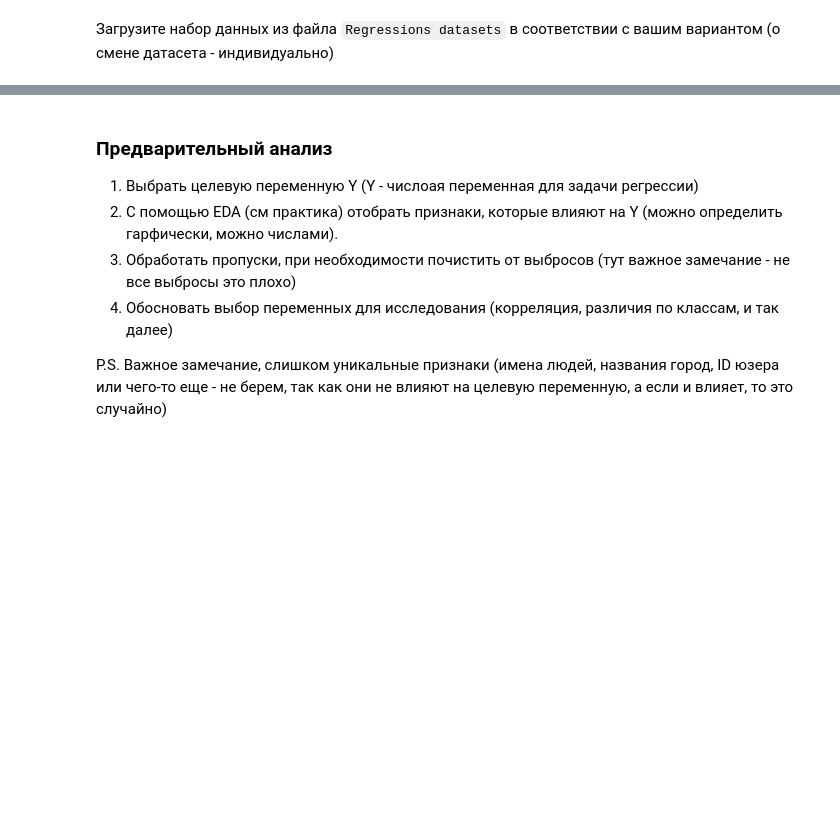
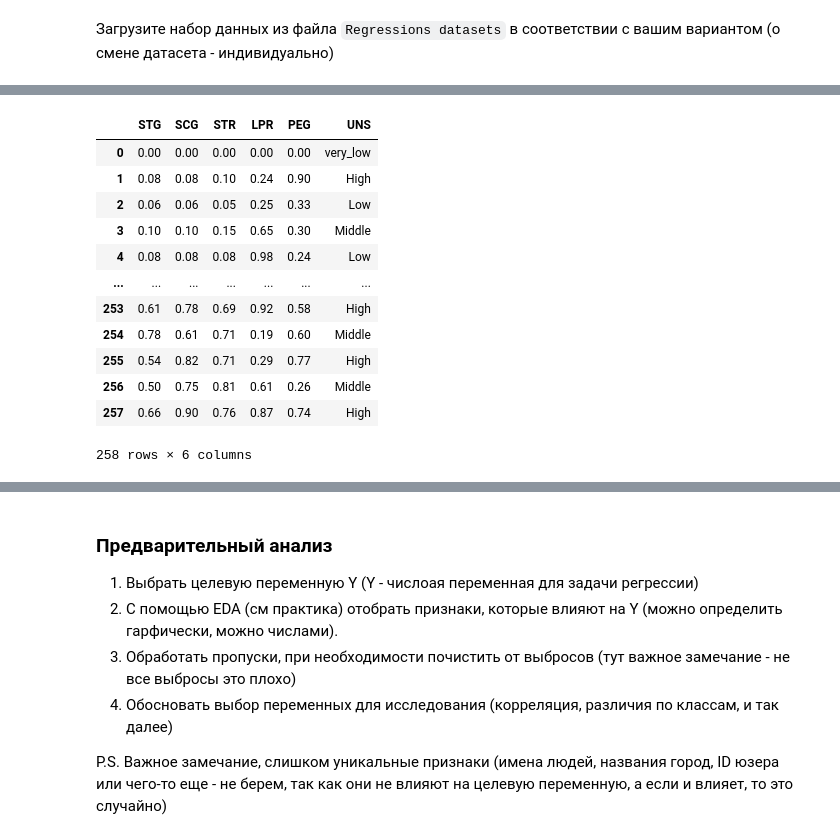
Before and after one commit to SADDLOVE/lab, a Jupyter notebook: lab5/Задание_5.ipynb, the cells around one changed output, grey strips where cells are left out. Drawn from its saved outputs; the diff is of its cells as text; code cells hidden in the pictures; blank space fills up the shorter version.

```diff
--- a/lab5/Задание_5.ipynb
+++ b/lab5/Задание_5.ipynb
@@ -37,0 +34,18 @@ memory usage: 468.9 KB
+# %%
+training_dataframe = pd.read_excel('dataset_modeling.xls', sheet_name=['Training_Data'])
+training_dataframe = pd.concat(training_dataframe).reset_index().drop(['level_0','level_1','Unnamed: 6',	'Unnamed: 7',	'Attribute Information:'], axis = 1)
+training_dataframe
+# %% [output]
+|  | STG | SCG | STR | LPR | PEG | UNS |
+| 0 | 0.00 | 0.00 | 0.00 | 0.00 | 0.00 | very_low |
+| 1 | 0.08 | 0.08 | 0.10 | 0.24 | 0.90 | High |
+| 2 | 0.06 | 0.06 | 0.05 | 0.25 | 0.33 | Low |
+| 3 | 0.10 | 0.10 | 0.15 | 0.65 | 0.30 | Middle |
+| 4 | 0.08 | 0.08 | 0.08 | 0.98 | 0.24 | Low |
+| ... | ... | ... | ... | ... | ... | ... |
+| 253 | 0.61 | 0.78 | 0.69 | 0.92 | 0.58 | High |
+| 254 | 0.78 | 0.61 | 0.71 | 0.19 | 0.60 | Middle |
+| 255 | 0.54 | 0.82 | 0.71 | 0.29 | 0.77 | High |
+| 256 | 0.50 | 0.75 | 0.81 | 0.61 | 0.26 | Middle |
+| 257 | 0.66 | 0.90 | 0.76 | 0.87 | 0.74 | High |
+258 rows × 6 columns
```
Also changed, not shown: parts of 38 cells of this notebook.
